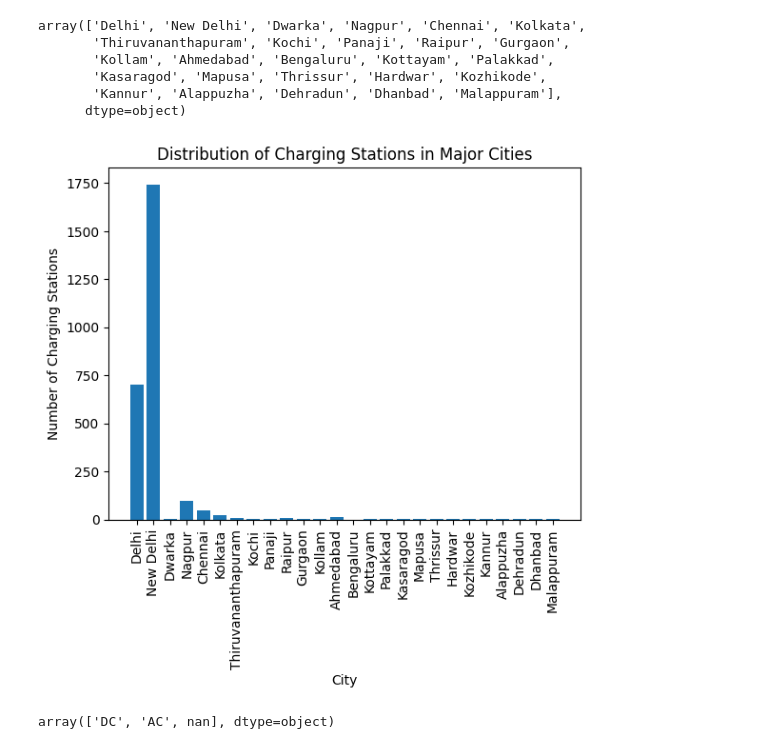
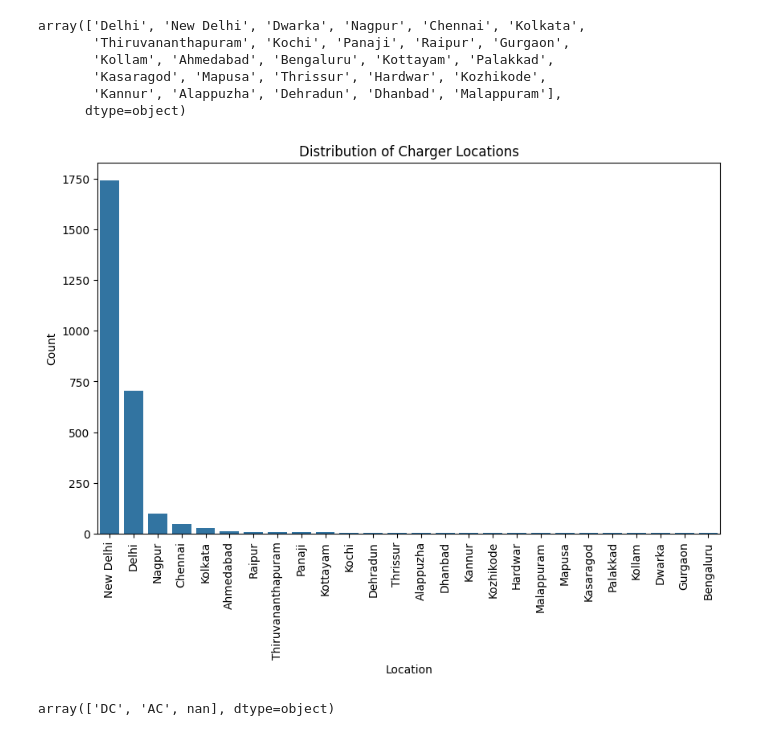
Before and after one commit to Hemant-Dua/EV-Market-Segmentation, a Jupyter notebook: location.ipynb, the cells around one changed output. Cells and saved outputs as stored; diff of their text form; code cells hidden in the pictures.

```diff
--- a/location.ipynb
+++ b/location.ipynb
@@ -41,15 +29,13 @@ for i in city:
-# %%
-plt.bar(city, no)
-
-plt.xlabel('City')
-plt.ylabel('Number of Charging Stations')
-plt.title('Distribution of Charging Stations in Major Cities')
-
-plt.xticks(rotation=90)
-
-plt.show()
-# %% [output]
-[figure, removed]
+# %%
+plt.figure(figsize=(10, 6))
+sns.countplot(x='city', data=df, order=df['city'].value_counts().index)
+plt.title('Distribution of Charger Locations')
+plt.ylabel('Count')
+plt.xlabel('Location')
+plt.xticks(rotation=90)
+plt.show()
+# %% [output]
+[figure, added]
 # %%
 df["power_type"].unique()
 # %% [output]
```
Also changed, not shown: parts of 3 cells of this notebook.
